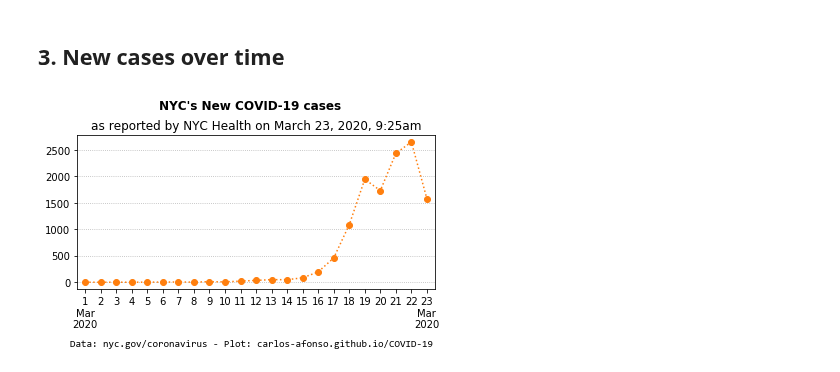
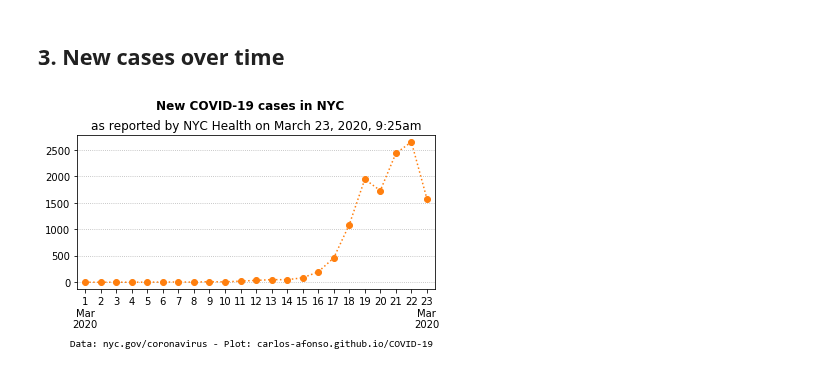
Before and after one commit to carlos-afonso/COVID-19, a Jupyter notebook: notebooks/nyc-covid-19-cases-over-time.ipynb, the cells around one changed output. Cells and saved outputs as stored; diff of their text form; code cells hidden in the pictures.

```diff
--- a/notebooks/nyc-covid-19-cases-over-time.ipynb
+++ b/notebooks/nyc-covid-19-cases-over-time.ipynb
@@ -104,22 +104,22 @@ fig.savefig(file_path + '.png', dpi=200)
 # %%
 fig = plt.figure()
 
 plt.plot(df['date_label'], df['new_cases'], 'o:', color='C1')
 
 plt.xlim(-0.5, len(df)-0.5)
 #plt.ylim(-300, 3000)
 
 plt.grid(axis='y', linestyle=':')
 
-plt.suptitle('NYC\'s New COVID-19 cases', fontweight='bold')
+plt.suptitle('New COVID-19 cases in NYC', fontweight='bold')
 plt.title(update_str)
 
 plt.text(-1, -1200, source_str, fontfamily='Consolas')
 
 plt.tight_layout(rect=[0, 0, 1, 0.95])
 plt.show()
 # %% [output]
-[figure, old version]
+[figure, new version]
 # %%
 # Save figure as SVG and PNG images
 file_path = '../images/nyc-covid-19-new-cases-over-time'
```
Also changed, not shown: parts of 1 cell of this notebook, 4 other files.
